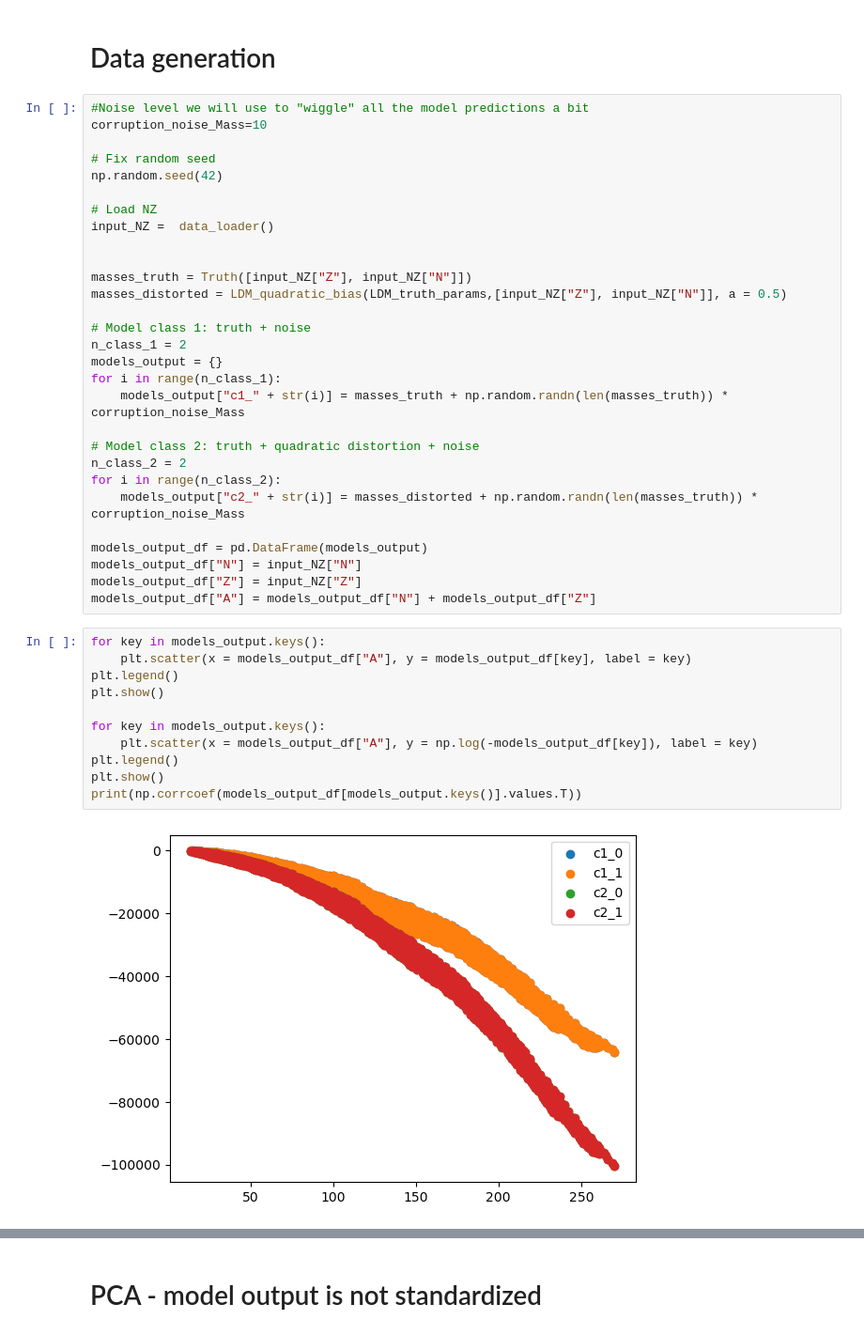
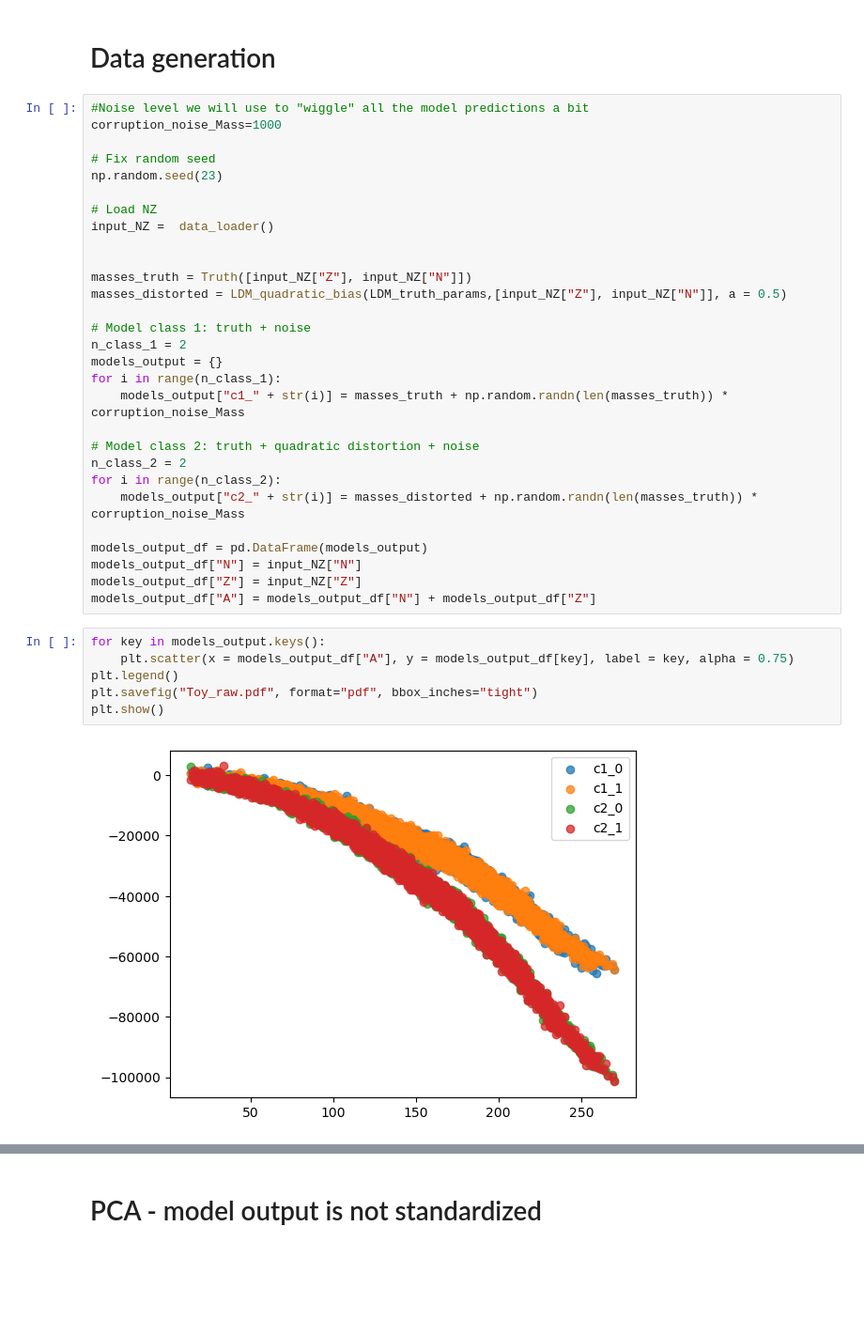
Before and after one commit to ascsn/ModelOrthogonalization, a Jupyter notebook: ToyExample/toymodels.ipynb, the cells around one changed output, grey strips where cells are left out. Shown at 94% size. Saved outputs shown, nothing was run; the diff lists cells and outputs as text; blank space fills up the shorter version.

```diff
--- a/ToyExample/toymodels.ipynb
+++ b/ToyExample/toymodels.ipynb
@@ -79,10 +78,10 @@ def biplot(score,coef,labels=None):
 # Data generation
 # %%
 #Noise level we will use to "wiggle" all the model predictions a bit
-corruption_noise_Mass=10
+corruption_noise_Mass=1000
 
 # Fix random seed
-np.random.seed(42)
+np.random.seed(23)
 
 # Load NZ
 input_NZ =  data_loader()
@@ -108,14 +107,9 @@ models_output_df["Z"] = input_NZ["Z"]
 models_output_df["A"] = models_output_df["N"] + models_output_df["Z"]
 # %%
 for key in models_output.keys():
-    plt.scatter(x = models_output_df["A"], y = models_output_df[key], label = key)
+    plt.scatter(x = models_output_df["A"], y = models_output_df[key], label = key, alpha = 0.75)
 plt.legend()
+plt.savefig("Toy_raw.pdf", format="pdf", bbox_inches="tight")
 plt.show()
-
-for key in models_output.keys():
-    plt.scatter(x = models_output_df["A"], y = np.log(-models_output_df[key]), label = key)
-plt.legend()
-plt.show()
-print(np.corrcoef(models_output_df[models_output.keys()].values.T))
 # %% [output]
-[figure, old version]
+[figure, new version]
```
Also changed, not shown: parts of 21 cells of this notebook, 1 other file.
